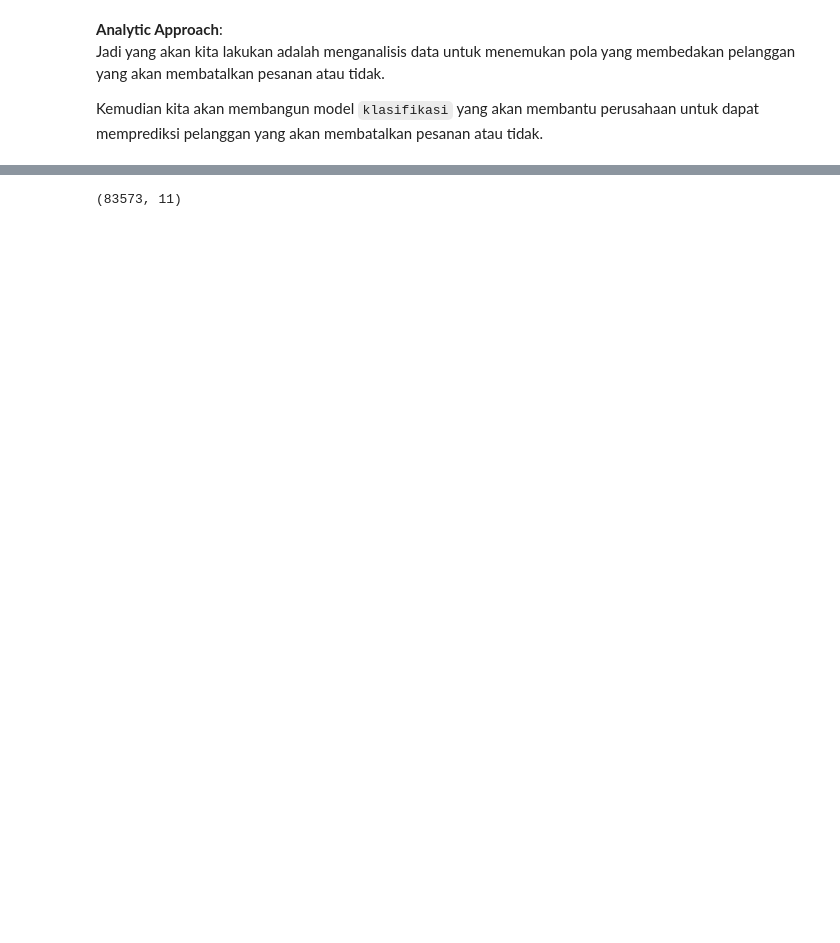
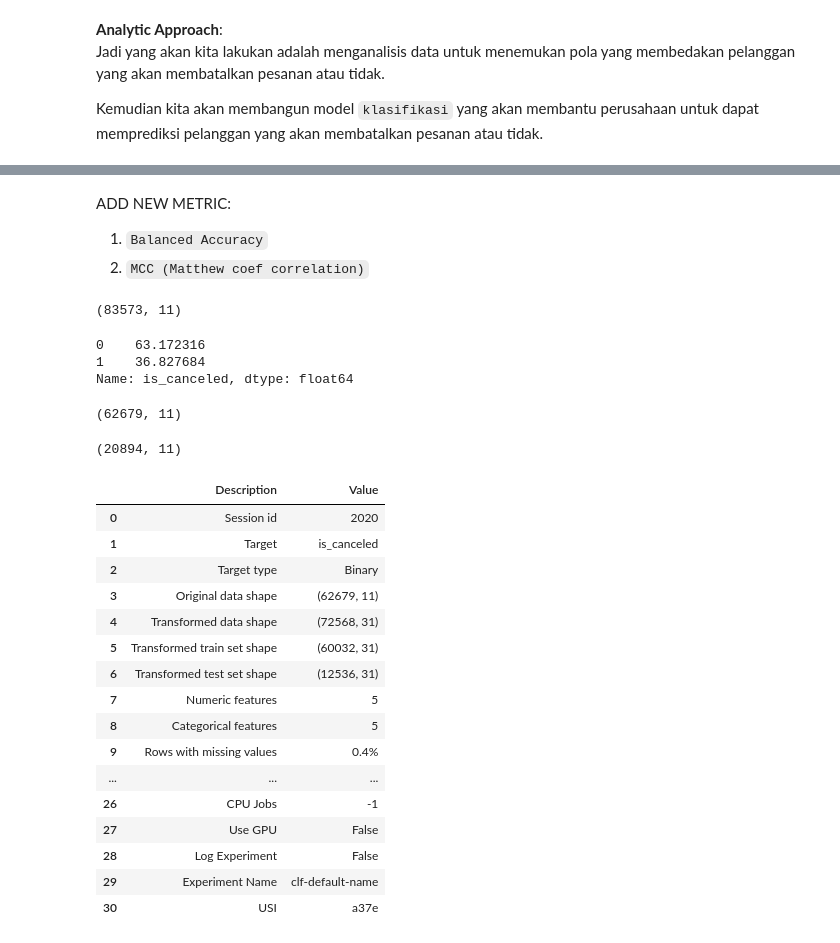
Before and after one commit to fnkhairudin/Hotel-Booking-Demand, a Jupyter notebook: notebooks/trial.ipynb, the cells around one changed output, grey strips where cells are left out. Saved outputs shown, nothing was run; the diff lists cells and outputs as text; code cells hidden in the pictures; blank space fills up the shorter version.

```diff
--- a/notebooks/trial.ipynb
+++ b/notebooks/trial.ipynb
@@ -49,3 +60,7 @@ Berdasarkan konsekuensinya, maka sebisa mungkin yang akan kita lakukan adalah me
+# %% [markdown]
+ADD NEW METRIC:
+1. `Balanced Accuracy`
+1. `MCC (Matthew coef correlation)`
 # %%
 import pandas as pd
 import numpy as np
@@ -54,3 +69,75 @@ data = pd.read_csv(r"C:\Users\faisa\Desktop\DataSciencePurwadhika\Modul3ML\Hotel
 data.shape
 # %% [output]
 (83573, 11)
+# %%
+from collections import Counter
+
+# Counter(data.is_canceled)
+
+data.is_canceled.value_counts(normalize=True) * 100
+# %% [output]
+0    63.172316
+1    36.827684
+Name: is_canceled, dtype: float64
+# %%
+from sklearn.model_selection import train_test_split
+
+# label
+y = data['is_canceled']
+
+# split train dan test
+dfTrain, dfTest = train_test_split(data, test_size=0.25, random_state=22, stratify=y)
+
+# data train
+X_train = dfTrain.drop(columns='is_canceled')
+y_train = dfTrain['is_canceled']
+
+# data test
+X_test = dfTest.drop(columns='is_canceled')
+y_test = dfTest['is_canceled']
+
+display(dfTrain.shape, dfTest.shape)
+# %% [output]
+(62679, 11)
+(20894, 11)
+# %%
+from pycaret.classification import *
+cls = setup(
+    # random_state
+    session_id=2020,
+    # data yang digunakan untuk membangun model, split data validation, dan target
+    data=dfTrain,
+    train_size=0.8,
+    target='is_canceled',
+    # handling multicollinearity
+    remove_multicollinearity=True,
+    multicollinearity_threshold=0.8,
+    # handling outlier
+    remove_outliers=True,
+    outliers_method='lof',
+    outliers_threshold = 0.05,
+    # re-scaling data
+    normalize=True,
+    normalize_method='robust',
+    # handling imbalance label
+    fix_imbalance=True,
+    fix_imbalance_method="SMOTE"
+)
+# %% [output]
+|  | Description | Value |
+| 0 | Session id | 2020 |
+| 1 | Target | is_canceled |
+| 2 | Target type | Binary |
+| 3 | Original data shape | (62679, 11) |
+| 4 | Transformed data shape | (72568, 31) |
+| 5 | Transformed train set shape | (60032, 31) |
+| 6 | Transformed test set shape | (12536, 31) |
+| 7 | Numeric features | 5 |
+| 8 | Categorical features | 5 |
+| 9 | Rows with missing values | 0.4% |
+| ... | ... | ... |
+| 26 | CPU Jobs | -1 |
+| 27 | Use GPU | False |
+| 28 | Log Experiment | False |
+| 29 | Experiment Name | clf-default-name |
+| 30 | USI | a37e |
```
Also changed, not shown: parts of 8 cells of this notebook, 1 other file.
